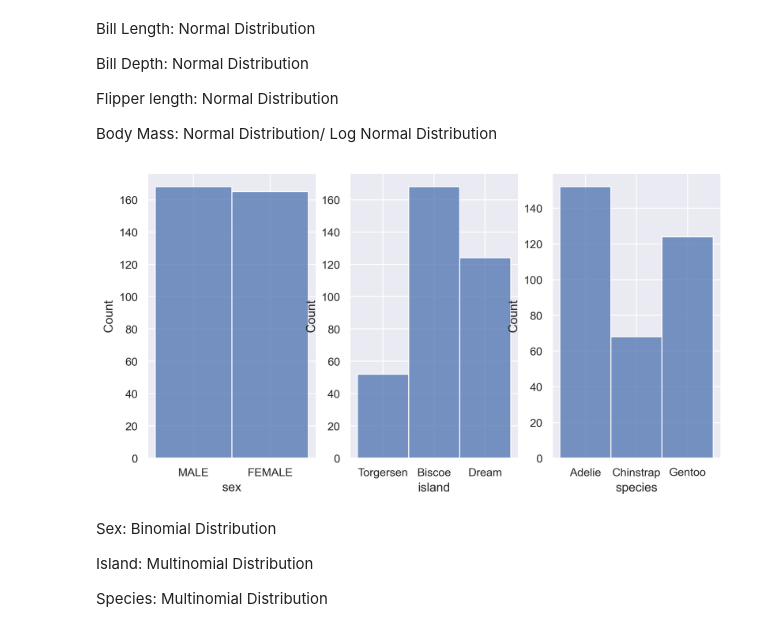
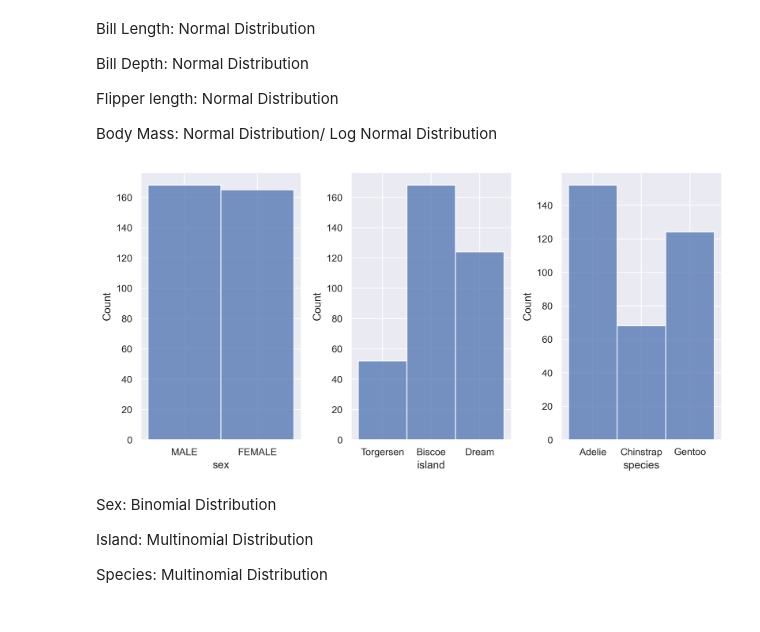
Before and after one commit to decvfox/fofda-assessment, a Jupyter notebook: tasks.ipynb, the cells around one changed output. Drawn from its saved outputs; the diff is of its cells as text; code cells hidden in the pictures.

```diff
--- a/tasks.ipynb
+++ b/tasks.ipynb
@@ -218,17 +218,18 @@ Body Mass: Normal Distribution/ Log Normal Distribution
 # %%
 sex_count = df.sex.value_counts()
 island_count = df.island.value_counts()
 species_count = df.species.value_counts()
 
 fig, (ax, ax1, ax2) = plt.subplots(ncols=3, nrows=1,  figsize=(10, 5))
 
 sns.histplot(x = 'sex' , data = df,  label = 'Bill Length', ax=ax)
 sns.histplot(x = 'island', data = df, label = 'Bill Depth', ax=ax1)
 sns.histplot(x = 'species',  data = df, label = 'Flipper Length', ax=ax2)
 
+plt.tight_layout()
 plt.show()
 # %% [output]
-[figure, old version]
+[figure, new version]
 # %% [markdown]
 Sex: Binomial Distribution
 
```
